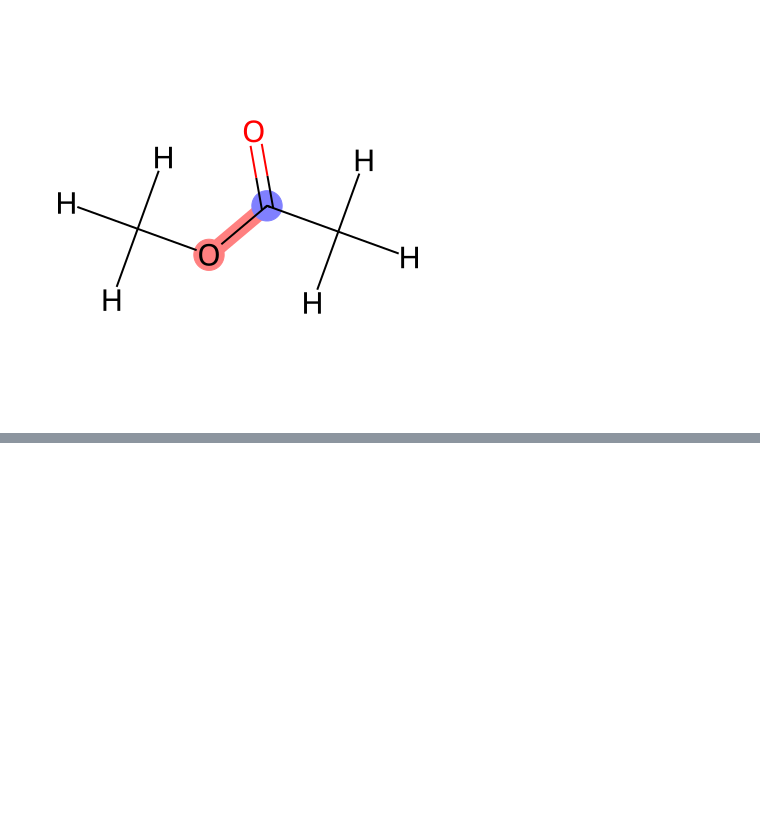
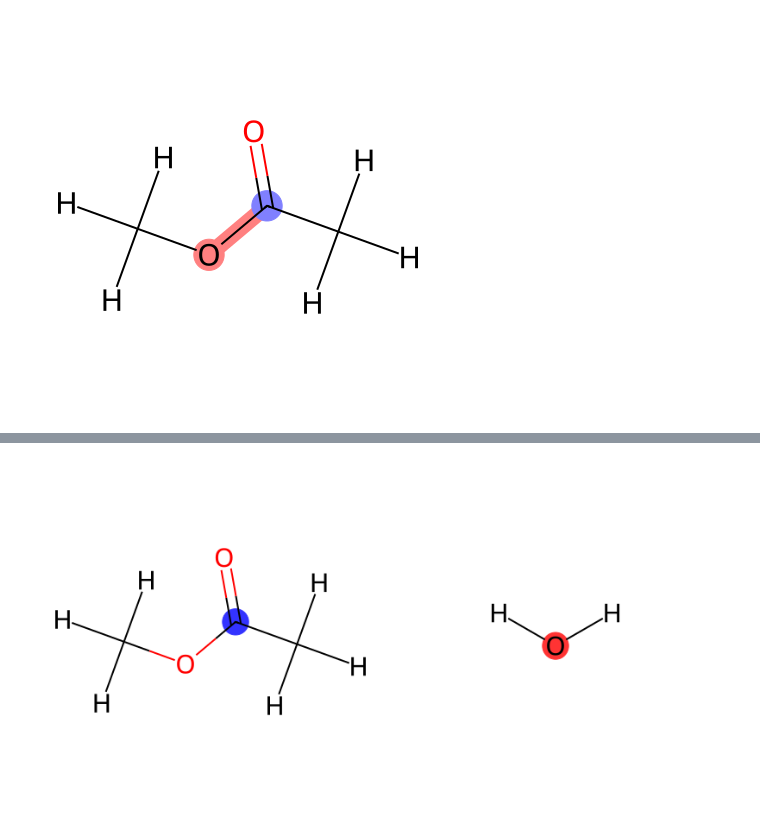
Before and after one commit to zincware/hillclimber, a Jupyter notebook: tmp/cvs.ipynb, the cells around one changed output, grey strips where cells are left out. Drawn from its saved outputs; the diff is of its cells as text; code cells hidden in the pictures; blank space fills up the shorter version.

```diff
--- a/tmp/cvs.ipynb
+++ b/tmp/cvs.ipynb
@@ -95,0 +96,25 @@ cn: COORDINATION GROUPA=3 GROUPB=12,15,18,21,24,27,30,33,36,39,42,45,48,51,54,57
+# %%
+import plumed_nodes as pn
+import ipsuite as ips
+
+
+data = ips.AddData("seed.xyz")
+cv1 = pn.DistanceCV(
+    x1=pn.SMARTSSelector(pattern="[H]O[H]"),
+    x2=pn.SMARTSSelector(pattern="CO[C:1]"),
+    prefix="d",
+)
+metad_cv1 = pn.MetaDBiasCV(
+    cv=cv1, sigma=0.1, grid_min=0.0, grid_max=2.0, grid_bin=200
+)
+model = pn.MetaDynamicsModel(
+    config=pn.MetaDynamicsConfig(height=1, pace=400, biasfactor=5),
+    bias_cvs=[metad_cv1],
+    data=data.frames,
+    model=ips.MACEMP()
+)
+md = ips.ASEMD(
+    model=model, data=data.frames, ...
+)
+# %% [output]
+[figure, added]
```
Also changed, not shown: parts of 2 cells of this notebook, 21 other files.
